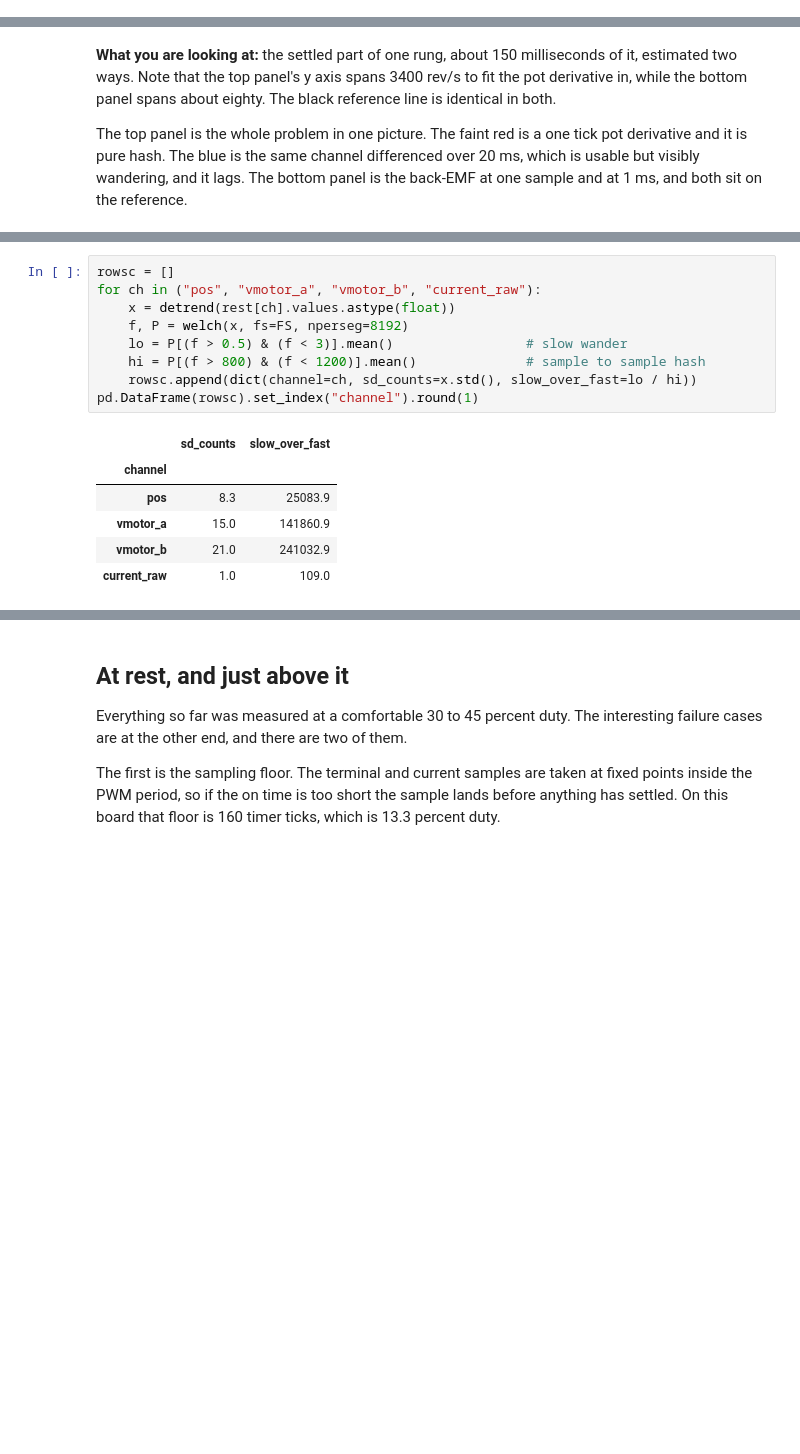
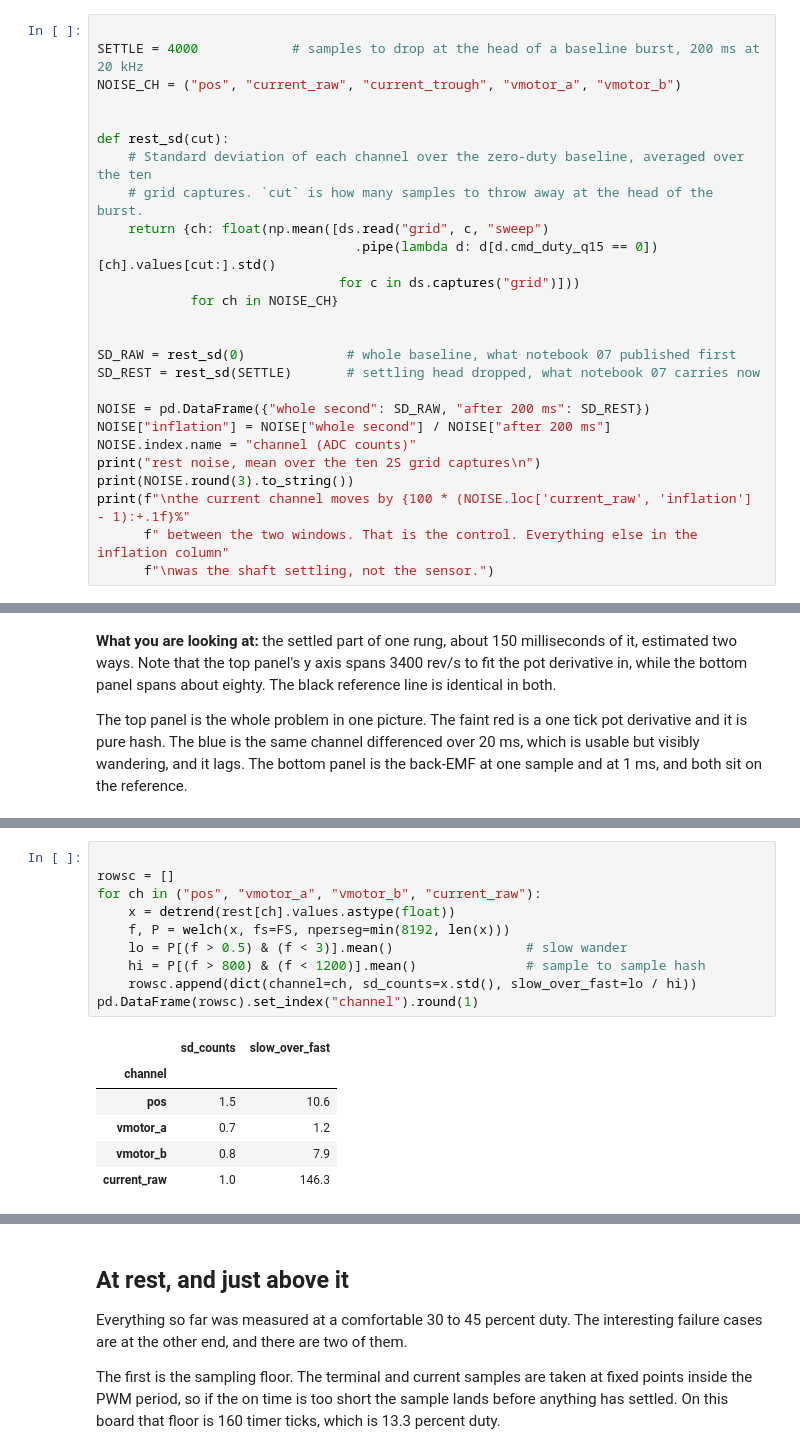
Before and after one commit to OpenServoCore/open-servo-core, a Jupyter notebook: notebooks/08-velocity-observer.ipynb, the cells around one changed output, grey strips where cells are left out. Cells and saved outputs as stored; diff of their text form; blank space fills up the shorter version.

```diff
--- a/notebooks/08-velocity-observer.ipynb
+++ b/notebooks/08-velocity-observer.ipynb
@@ -106,0 +136,26 @@ measured values (what someone found when they looked)
+# %%
+
+SETTLE = 4000            # samples to drop at the head of a baseline burst, 200 ms at 20 kHz
+NOISE_CH = ("pos", "current_raw", "current_trough", "vmotor_a", "vmotor_b")
+
+
+def rest_sd(cut):
+    # Standard deviation of each channel over the zero-duty baseline, averaged over the ten
+    # grid captures. `cut` is how many samples to throw away at the head of the burst.
+    return {ch: float(np.mean([ds.read("grid", c, "sweep")
+                                 .pipe(lambda d: d[d.cmd_duty_q15 == 0])[ch].values[cut:].std()
+                               for c in ds.captures("grid")]))
+            for ch in NOISE_CH}
+
+
+SD_RAW = rest_sd(0)             # whole baseline, what notebook 07 published first
+SD_REST = rest_sd(SETTLE)       # settling head dropped, what notebook 07 carries now
+
+NOISE = pd.DataFrame({"whole second": SD_RAW, "after 200 ms": SD_REST})
+NOISE["inflation"] = NOISE["whole second"] / NOISE["after 200 ms"]
+NOISE.index.name = "channel (ADC counts)"
+print("rest noise, mean over the ten 2S grid captures\n")
+print(NOISE.round(3).to_string())
+print(f"\nthe current channel moves by {100 * (NOISE.loc['current_raw', 'inflation'] - 1):+.1f}%"
+      f" between the two windows. That is the control. Everything else in the inflation column"
+      f"\nwas the shaft settling, not the sensor.")
@@ -715,17 +957,18 @@ no shaft attached to them.
 # %%
+
 rowsc = []
 for ch in ("pos", "vmotor_a", "vmotor_b", "current_raw"):
     x = detrend(rest[ch].values.astype(float))
-    f, P = welch(x, fs=FS, nperseg=8192)
+    f, P = welch(x, fs=FS, nperseg=min(8192, len(x)))
     lo = P[(f > 0.5) & (f < 3)].mean()                 # slow wander
     hi = P[(f > 800) & (f < 1200)].mean()              # sample to sample hash
     rowsc.append(dict(channel=ch, sd_counts=x.std(), slow_over_fast=lo / hi))
 pd.DataFrame(rowsc).set_index("channel").round(1)
 # %% [output]
 |  | sd_counts | slow_over_fast |
 | channel |  |  |
-| pos | 8.3 | 25083.9 |
-| vmotor_a | 15.0 | 141860.9 |
-| vmotor_b | 21.0 | 241032.9 |
-| current_raw | 1.0 | 109.0 |
+| pos | 1.5 | 10.6 |
+| vmotor_a | 0.7 | 1.2 |
+| vmotor_b | 0.8 | 7.9 |
+| current_raw | 1.0 | 146.3 |
 # %% [markdown]
```
Also changed, not shown: parts of 38 cells of this notebook.
